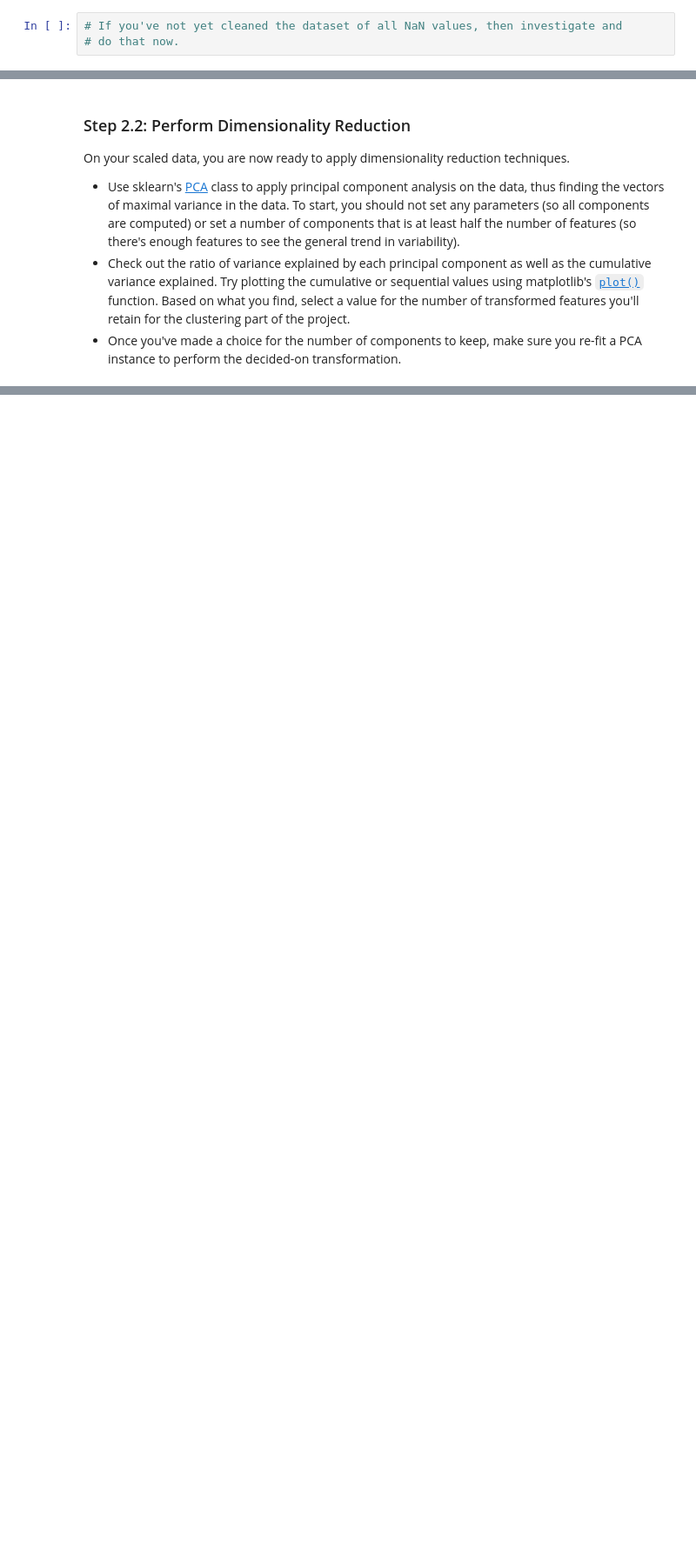
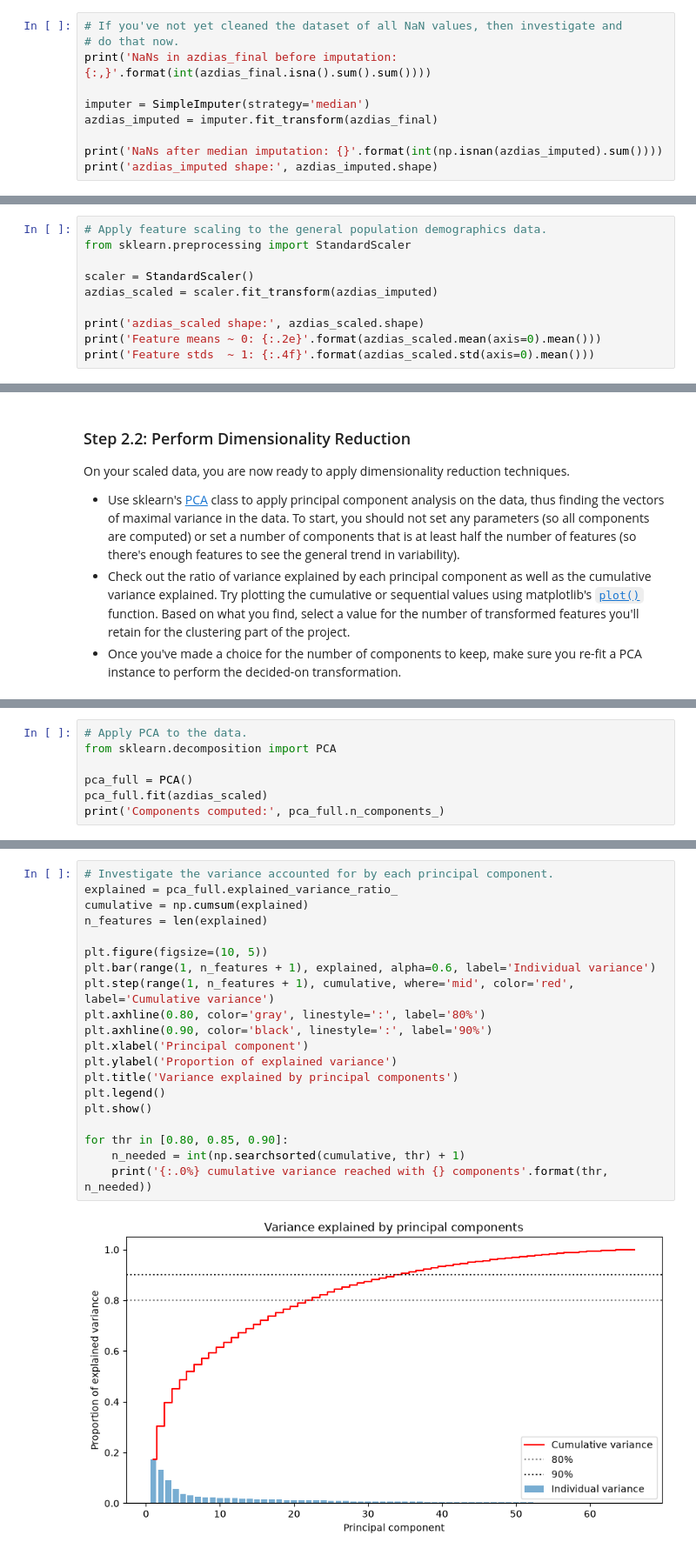
Before and after one commit to EduardoNicacio/Udacity_Introduction-to-ML-with-Pytorch_P3_Identify_Customer_Segments, a Jupyter notebook: Identify_Customer_Segments.ipynb, the cells around one changed output, grey strips where cells are left out. Shown at 87% size. Saved outputs shown, nothing was run; the diff lists cells and outputs as text; blank space fills up the shorter version.

```diff
--- a/Identify_Customer_Segments.ipynb
+++ b/Identify_Customer_Segments.ipynb
@@ -201,3 +652,10 @@ Before we apply dimensionality reduction techniques to the data, we need to perf
 # %%
 # If you've not yet cleaned the dataset of all NaN values, then investigate and
 # do that now.
+print('NaNs in azdias_final before imputation: {:,}'.format(int(azdias_final.isna().sum().sum())))
+
+imputer = SimpleImputer(strategy='median')
+azdias_imputed = imputer.fit_transform(azdias_final)
+
+print('NaNs after median imputation: {}'.format(int(np.isnan(azdias_imputed).sum())))
+print('azdias_imputed shape:', azdias_imputed.shape)
@@ -209,0 +666,10 @@ Before we apply dimensionality reduction techniques to the data, we need to perf
+# %%
+# Apply feature scaling to the general population demographics data.
+from sklearn.preprocessing import StandardScaler
+
+scaler = StandardScaler()
+azdias_scaled = scaler.fit_transform(azdias_imputed)
+
+print('azdias_scaled shape:', azdias_scaled.shape)
+print('Feature means ~ 0: {:.2e}'.format(azdias_scaled.mean(axis=0).mean()))
+print('Feature stds  ~ 1: {:.4f}'.format(azdias_scaled.std(axis=0).mean()))
@@ -221,0 +694,7 @@ On your scaled data, you are now ready to apply dimensionality reduction techniq
+# %%
+# Apply PCA to the data.
+from sklearn.decomposition import PCA
+
+pca_full = PCA()
+pca_full.fit(azdias_scaled)
+print('Components computed:', pca_full.n_components_)
@@ -221,0 +703,22 @@ On your scaled data, you are now ready to apply dimensionality reduction techniq
+# %%
+# Investigate the variance accounted for by each principal component.
+explained = pca_full.explained_variance_ratio_
+cumulative = np.cumsum(explained)
+n_features = len(explained)
+
+plt.figure(figsize=(10, 5))
+plt.bar(range(1, n_features + 1), explained, alpha=0.6, label='Individual variance')
+plt.step(range(1, n_features + 1), cumulative, where='mid', color='red', label='Cumulative variance')
+plt.axhline(0.80, color='gray', linestyle=':', label='80%')
+plt.axhline(0.90, color='black', linestyle=':', label='90%')
+plt.xlabel('Principal component')
+plt.ylabel('Proportion of explained variance')
+plt.title('Variance explained by principal components')
+plt.legend()
+plt.show()
+
+for thr in [0.80, 0.85, 0.90]:
+    n_needed = int(np.searchsorted(cumulative, thr) + 1)
+    print('{:.0%} cumulative variance reached with {} components'.format(thr, n_needed))
+# %% [output]
+[figure, added]
```
Also changed, not shown: parts of 69 cells of this notebook, 2 other files.
